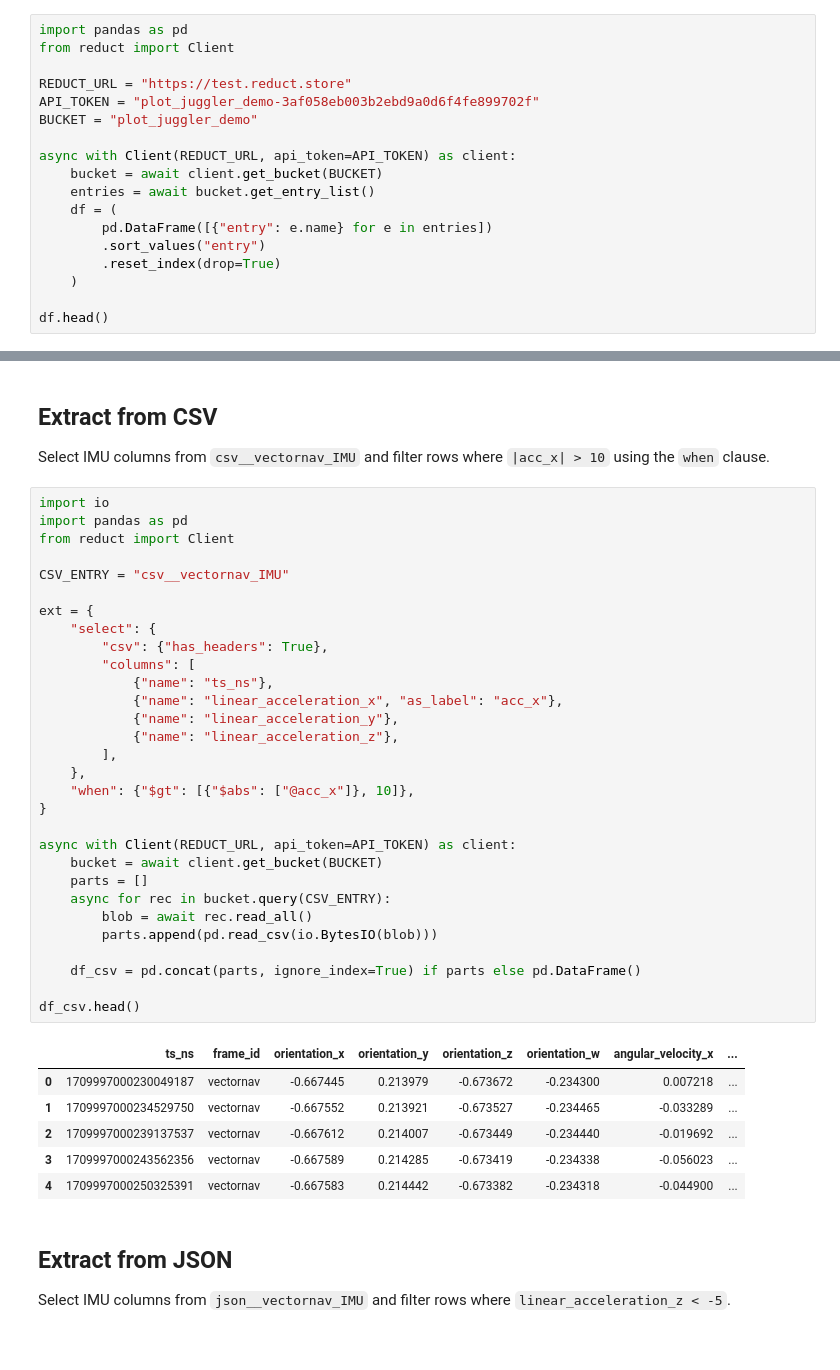
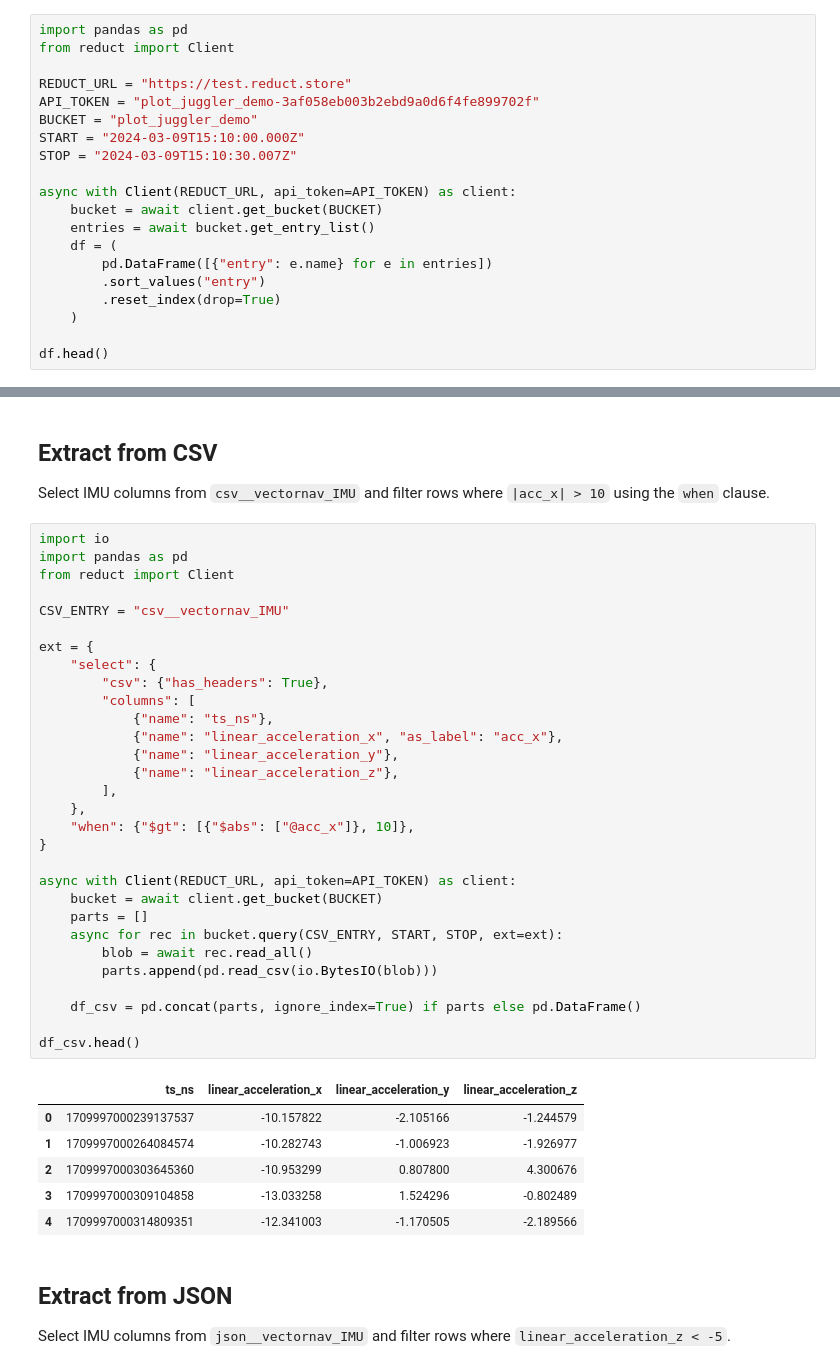
Before and after one commit to reductstore/reduct-plotjuggler, a Jupyter notebook: example/ros_demo.ipynb, the cells around one changed output, grey strips where cells are left out. Drawn from its saved outputs; the diff is of its cells as text.

```diff
--- a/example/ros_demo.ipynb
+++ b/example/ros_demo.ipynb
@@ -9,6 +9,8 @@ from reduct import Client
 REDUCT_URL = "https://test.reduct.store"
 API_TOKEN = "plot_juggler_demo-3af058eb003b2ebd9a0d6f4fe899702f"
 BUCKET = "plot_juggler_demo"
+START = "2024-03-09T15:10:00.000Z"
+STOP = "2024-03-09T15:10:30.007Z"
 
 async with Client(REDUCT_URL, api_token=API_TOKEN) as client:
     bucket = await client.get_bucket(BUCKET)
@@ -34,40 +36,40 @@ Select IMU columns from `csv__vectornav_IMU` and filter rows where `|acc_x| > 10
 # %%
 import io
 import pandas as pd
 from reduct import Client
 
 CSV_ENTRY = "csv__vectornav_IMU"
 
 ext = {
     "select": {
         "csv": {"has_headers": True},
         "columns": [
             {"name": "ts_ns"},
             {"name": "linear_acceleration_x", "as_label": "acc_x"},
             {"name": "linear_acceleration_y"},
             {"name": "linear_acceleration_z"},
         ],
     },
     "when": {"$gt": [{"$abs": ["@acc_x"]}, 10]},
 }
 
 async with Client(REDUCT_URL, api_token=API_TOKEN) as client:
     bucket = await client.get_bucket(BUCKET)
     parts = []
-    async for rec in bucket.query(CSV_ENTRY):
+    async for rec in bucket.query(CSV_ENTRY, START, STOP, ext=ext):
         blob = await rec.read_all()
         parts.append(pd.read_csv(io.BytesIO(blob)))
 
     df_csv = pd.concat(parts, ignore_index=True) if parts else pd.DataFrame()
 
 df_csv.head()
 # %% [output]
-|  | ts_ns | frame_id | orientation_x | orientation_y | orientation_z | orientation_w | angular_velocity_x | ... |
-| 0 | 1709997000230049187 | vectornav | -0.667445 | 0.213979 | -0.673672 | -0.234300 | 0.007218 | ... |
-| 1 | 1709997000234529750 | vectornav | -0.667552 | 0.213921 | -0.673527 | -0.234465 | -0.033289 | ... |
-| 2 | 1709997000239137537 | vectornav | -0.667612 | 0.214007 | -0.673449 | -0.234440 | -0.019692 | ... |
-| 3 | 1709997000243562356 | vectornav | -0.667589 | 0.214285 | -0.673419 | -0.234338 | -0.056023 | ... |
-| 4 | 1709997000250325391 | vectornav | -0.667583 | 0.214442 | -0.673382 | -0.234318 | -0.044900 | ... |
+|  | ts_ns | linear_acceleration_x | linear_acceleration_y | linear_acceleration_z |
+| 0 | 1709997000239137537 | -10.157822 | -2.105166 | -1.244579 |
+| 1 | 1709997000264084574 | -10.282743 | -1.006923 | -1.926977 |
+| 2 | 1709997000303645360 | -10.953299 | 0.807800 | 4.300676 |
+| 3 | 1709997000309104858 | -13.033258 | 1.524296 | -0.802489 |
+| 4 | 1709997000314809351 | -12.341003 | -1.170505 | -2.189566 |
 # %% [markdown]
 ## Extract from JSON
 
```
Also changed, not shown: parts of 4 cells of this notebook, 12 other files.
